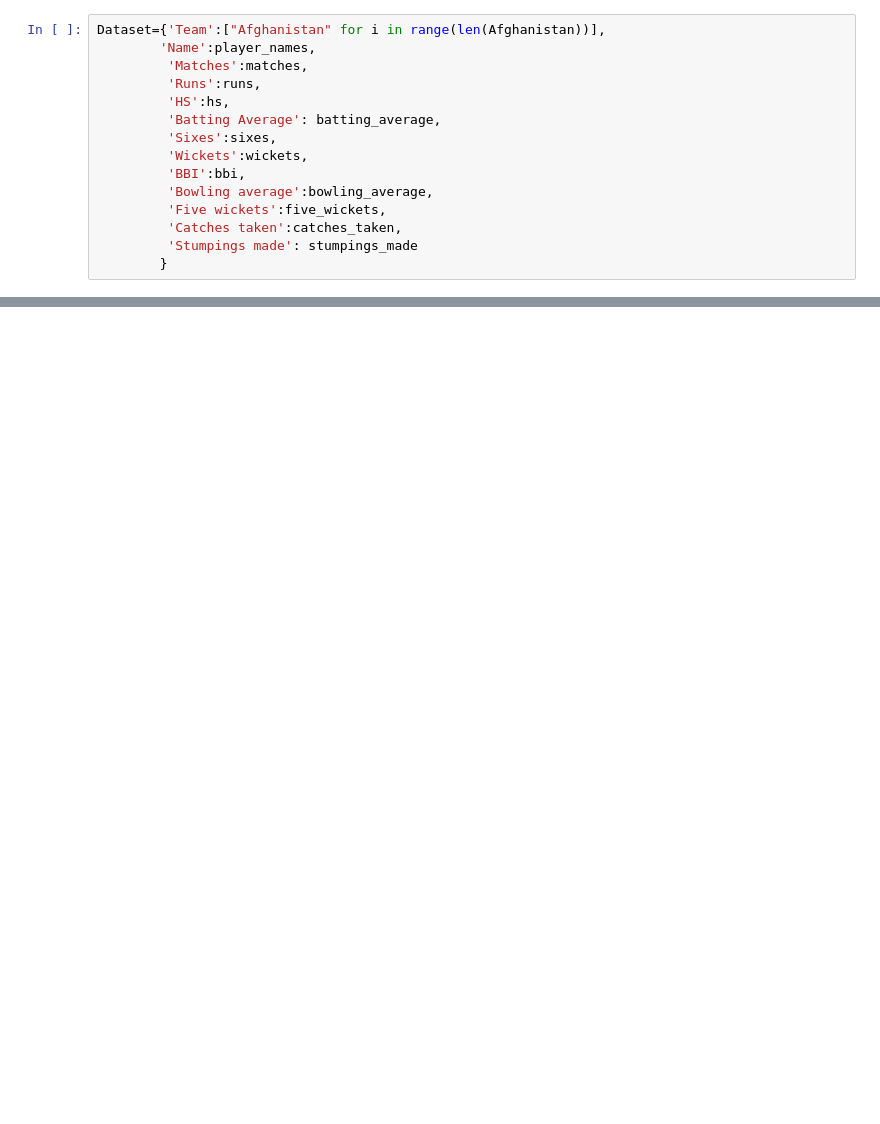
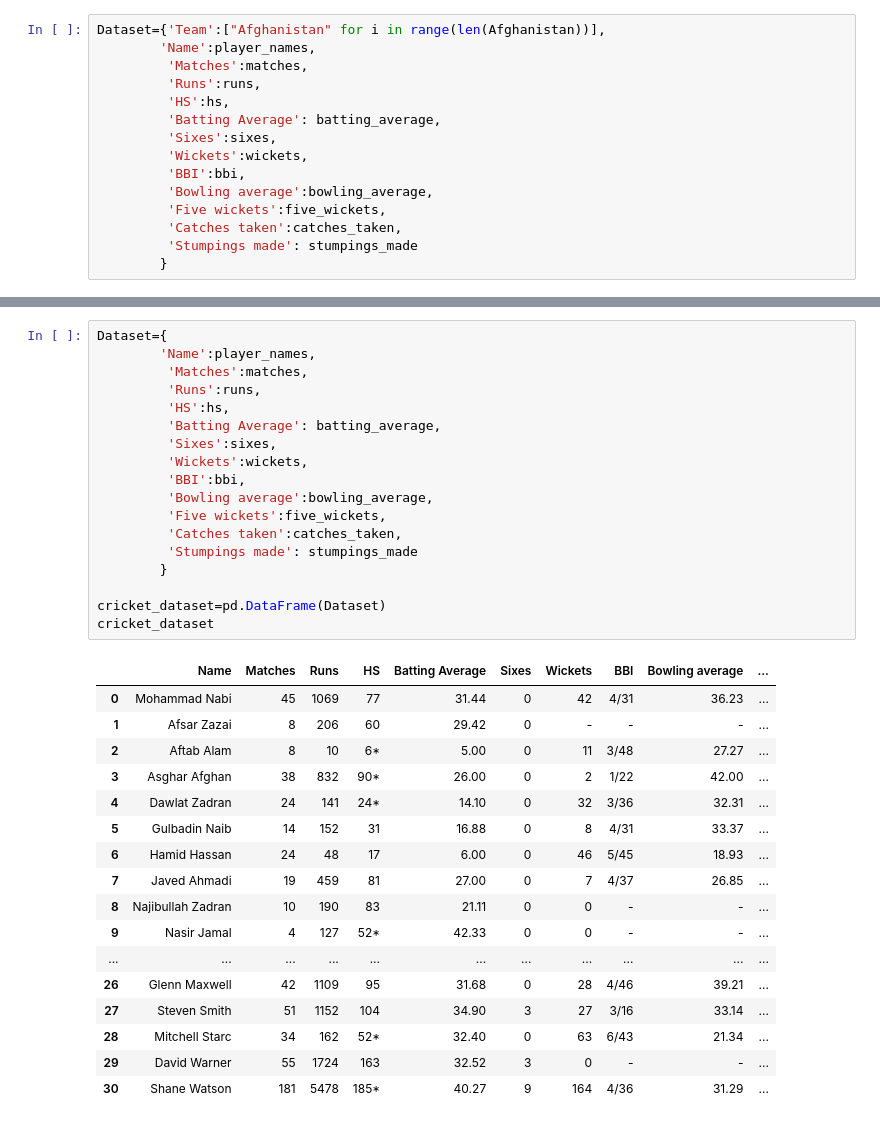
Before and after one commit to ikkhannn/Cricket-Worldcup-Prediction, a Jupyter notebook: squad.ipynb, the cells around one changed output, grey strips where cells are left out. Drawn from its saved outputs; the diff is of its cells as text; blank space fills up the shorter version.

Commit message:
All country players data collected and added algorithms

```diff
--- a/squad.ipynb
+++ b/squad.ipynb
@@ -394,0 +298,36 @@ all_players
+# %%
+Dataset={
+        'Name':player_names,
+         'Matches':matches,
+         'Runs':runs,
+         'HS':hs,
+         'Batting Average': batting_average,
+         'Sixes':sixes,
+         'Wickets':wickets,
+         'BBI':bbi,
+         'Bowling average':bowling_average,
+         'Five wickets':five_wickets,
+         'Catches taken':catches_taken,
+         'Stumpings made': stumpings_made
+        }
+
+cricket_dataset=pd.DataFrame(Dataset)
+cricket_dataset
+# %% [output]
+|  | Name | Matches | Runs | HS | Batting Average | Sixes | Wickets | BBI | Bowling average | ... |
+| 0 | Mohammad Nabi | 45 | 1069 | 77 | 31.44 | 0 | 42 | 4/31 | 36.23 | ... |
+| 1 | Afsar Zazai | 8 | 206 | 60 | 29.42 | 0 | - | - | - | ... |
+| 2 | Aftab Alam | 8 | 10 | 6* | 5.00 | 0 | 11 | 3/48 | 27.27 | ... |
+| 3 | Asghar Afghan | 38 | 832 | 90* | 26.00 | 0 | 2 | 1/22 | 42.00 | ... |
+| 4 | Dawlat Zadran | 24 | 141 | 24* | 14.10 | 0 | 32 | 3/36 | 32.31 | ... |
+| 5 | Gulbadin Naib | 14 | 152 | 31 | 16.88 | 0 | 8 | 4/31 | 33.37 | ... |
+| 6 | Hamid Hassan | 24 | 48 | 17 | 6.00 | 0 | 46 | 5/45 | 18.93 | ... |
+| 7 | Javed Ahmadi | 19 | 459 | 81 | 27.00 | 0 | 7 | 4/37 | 26.85 | ... |
+| 8 | Najibullah Zadran | 10 | 190 | 83 | 21.11 | 0 | 0 | - | - | ... |
+| 9 | Nasir Jamal | 4 | 127 | 52* | 42.33 | 0 | 0 | - | - | ... |
+| ... | ... | ... | ... | ... | ... | ... | ... | ... | ... | ... |
+| 26 | Glenn Maxwell | 42 | 1109 | 95 | 31.68 | 0 | 28 | 4/46 | 39.21 | ... |
+| 27 | Steven Smith | 51 | 1152 | 104 | 34.90 | 3 | 27 | 3/16 | 33.14 | ... |
+| 28 | Mitchell Starc | 34 | 162 | 52* | 32.40 | 0 | 63 | 6/43 | 21.34 | ... |
+| 29 | David Warner | 55 | 1724 | 163 | 32.52 | 3 | 0 | - | - | ... |
+| 30 | Shane Watson | 181 | 5478 | 185* | 40.27 | 9 | 164 | 4/36 | 31.29 | ... |
```
Also changed, not shown: parts of 51 cells of this notebook, 16 other files.
